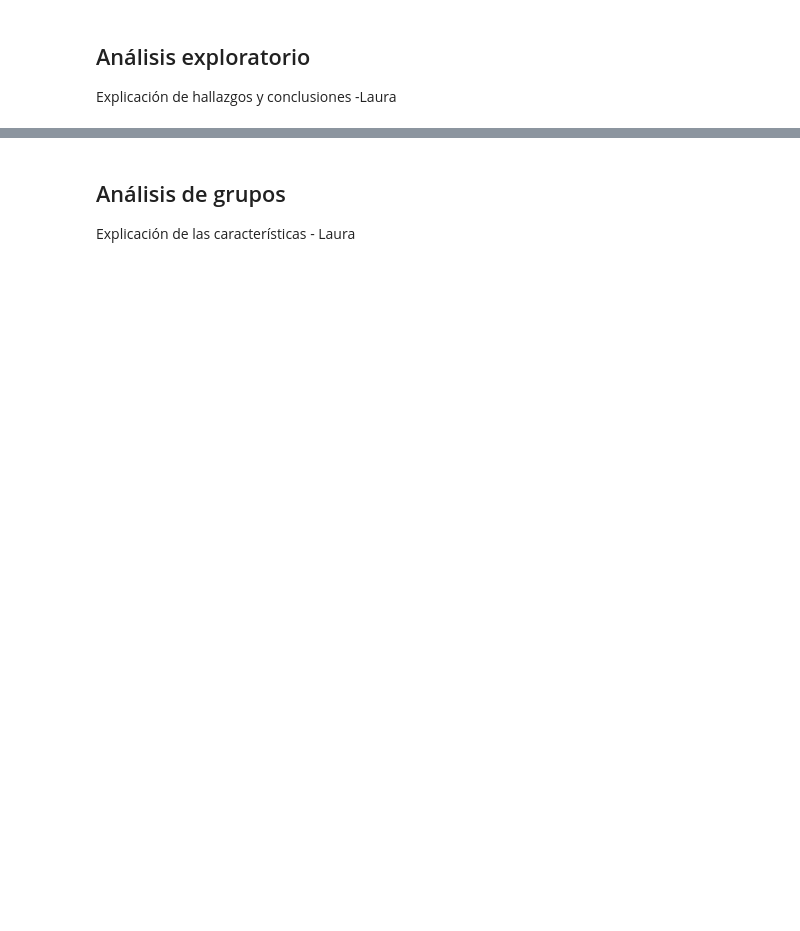
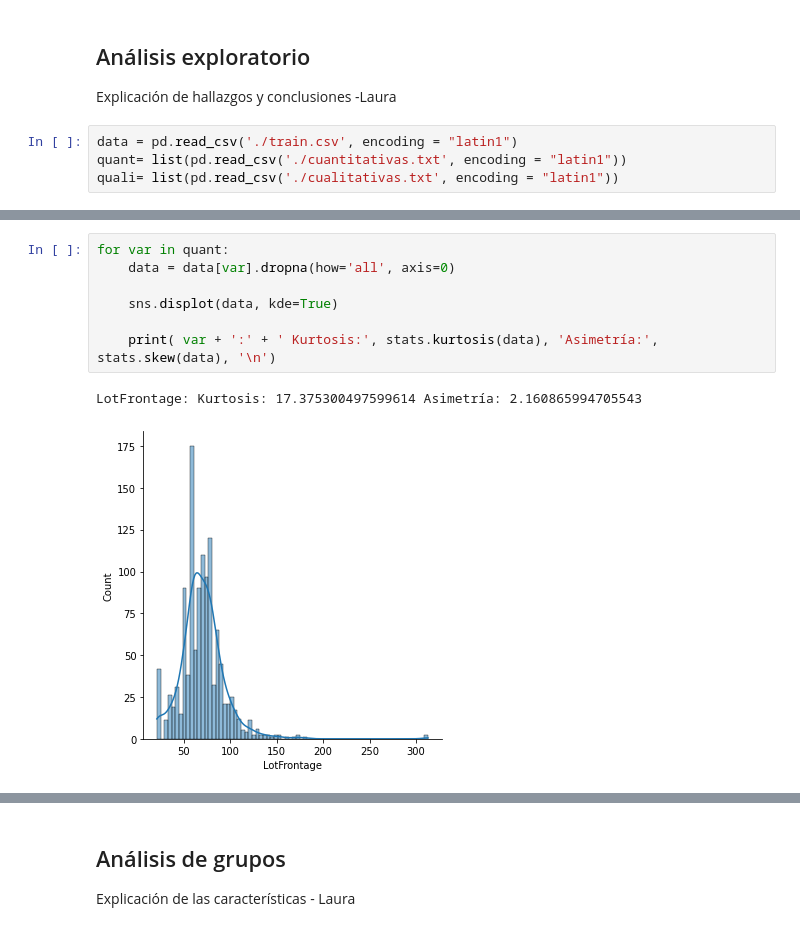
Before and after one commit to Requetetin/MdD-HT3, a Jupyter notebook: HT3.ipynb, the cells around one changed output, grey strips where cells are left out. Cells and saved outputs as stored; diff of their text form; blank space fills up the shorter version.

```diff
--- a/HT3.ipynb
+++ b/HT3.ipynb
@@ -5,3 +27,7 @@ Laura Tamath - 19365
 # %% [markdown]
 ## Análisis  exploratorio
 Explicación de hallazgos y conclusiones -Laura
+# %%
+data = pd.read_csv('./train.csv', encoding = "latin1")
+quant= list(pd.read_csv('./cuantitativas.txt', encoding = "latin1"))
+quali= list(pd.read_csv('./cualitativas.txt', encoding = "latin1"))
@@ -7,0 +47,10 @@ Explicación de hallazgos y conclusiones -Laura
+# %%
+for var in quant:
+    data = data[var].dropna(how='all', axis=0)
+
+    sns.displot(data, kde=True)
+
+    print( var + ':' + ' Kurtosis:', stats.kurtosis(data), 'Asimetría:', stats.skew(data), '\n')
+# %% [output]
+LotFrontage: Kurtosis: 17.375300497599614 Asimetría: 2.160865994705543
+[figure, added]
```
Also changed, not shown: parts of 11 cells of this notebook, 2 other files.
